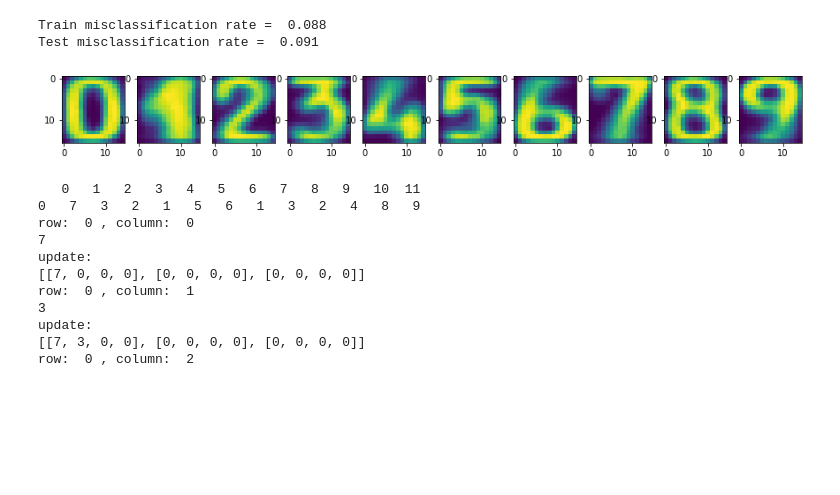
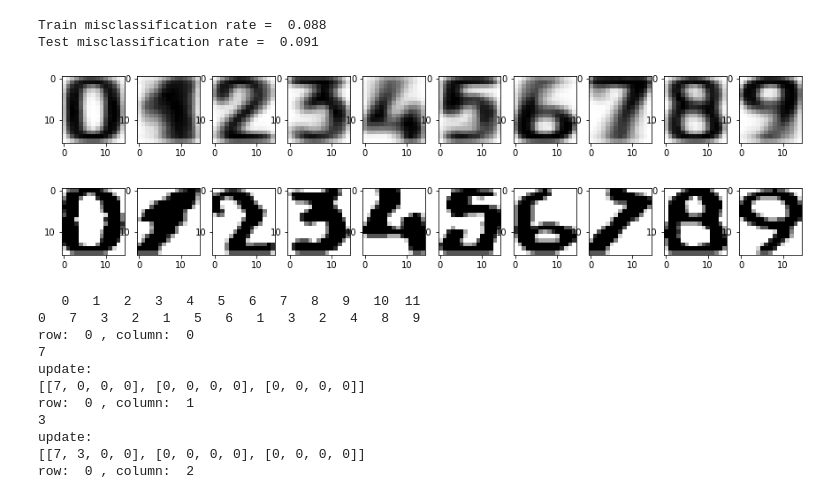
Before and after one commit to IKamst/ML_semester_project, a Jupyter notebook: LinReg_jupyter.ipynb, the cells around one changed output. Drawn from its saved outputs; the diff is of its cells as text; code cells hidden in the pictures; blank space fills up the shorter version.

Commit message:
added some now plots

```diff
--- a/LinReg_jupyter.ipynb
+++ b/LinReg_jupyter.ipynb
@@ -162,22 +151,41 @@ Test misclassification rate =  0.091
 # %%
 # Plotting of the mean_train_images
 
 array = [[[0]*15 for i in range(16)] for j in range(number_of_classes)]
 
 for class_index in range(len(array)):
     for row in range(len(array[0])):
         for column in range(len(array[0][0])):
             features_column = row*len(array[0][0]) + column
             val = mean_train_images.iloc[class_index,features_column]
             array[class_index][row][column] = val
 
 
 fig, axes = plt.subplots(1,10, figsize=(15,16))
 
 for i, ax in enumerate(axes.flat):
-    ax.imshow(array[i])
+    ax.imshow(array[i], cmap='gray_r')
 # %% [output]
-[figure, old version]
+[figure, new version]
+# %%
+# Plotting of some input images
+
+array = [[[0]*15 for i in range(16)] for j in range(number_of_classes)]
+
+for class_index in range(len(array)):
+    for row in range(len(array[0])):
+        for column in range(len(array[0][0])):
+#             print("class_index = ", class_index*200, " example_column: ", example_column)
+            example_column = row*len(array[0][0]) + column
+            val = training_data.iloc[class_index*100, example_column]
+            array[class_index][row][column] = val
+
+fig, axes = plt.subplots(1,10, figsize=(15,16))
+
+for i, ax in enumerate(axes.flat):
+    ax.imshow(array[i], cmap='gray_r')
+# %% [output]
+[figure, added]
 # %%
 # Mini test dataframe > array > image
 
```
Also changed, not shown: parts of 2 cells of this notebook.
